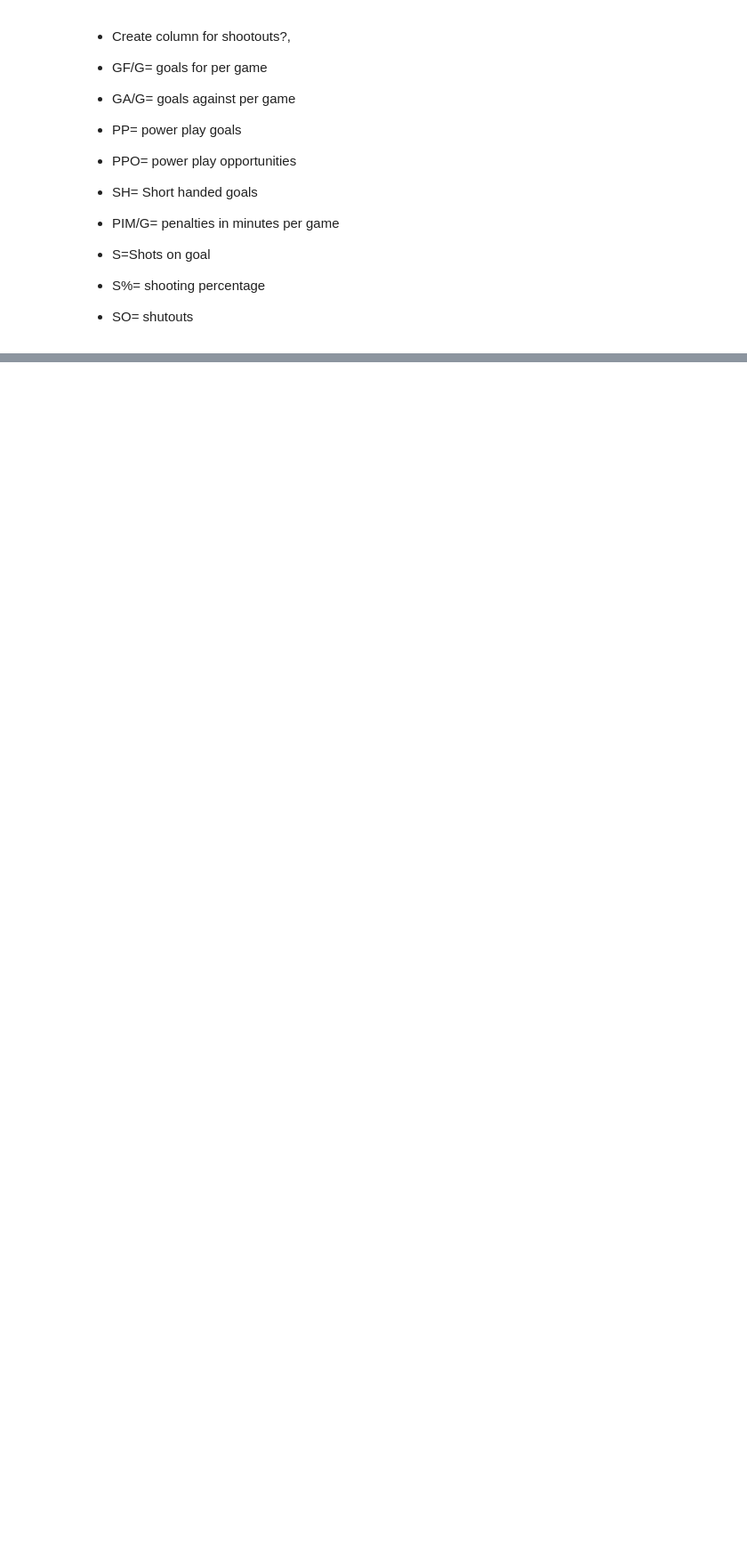
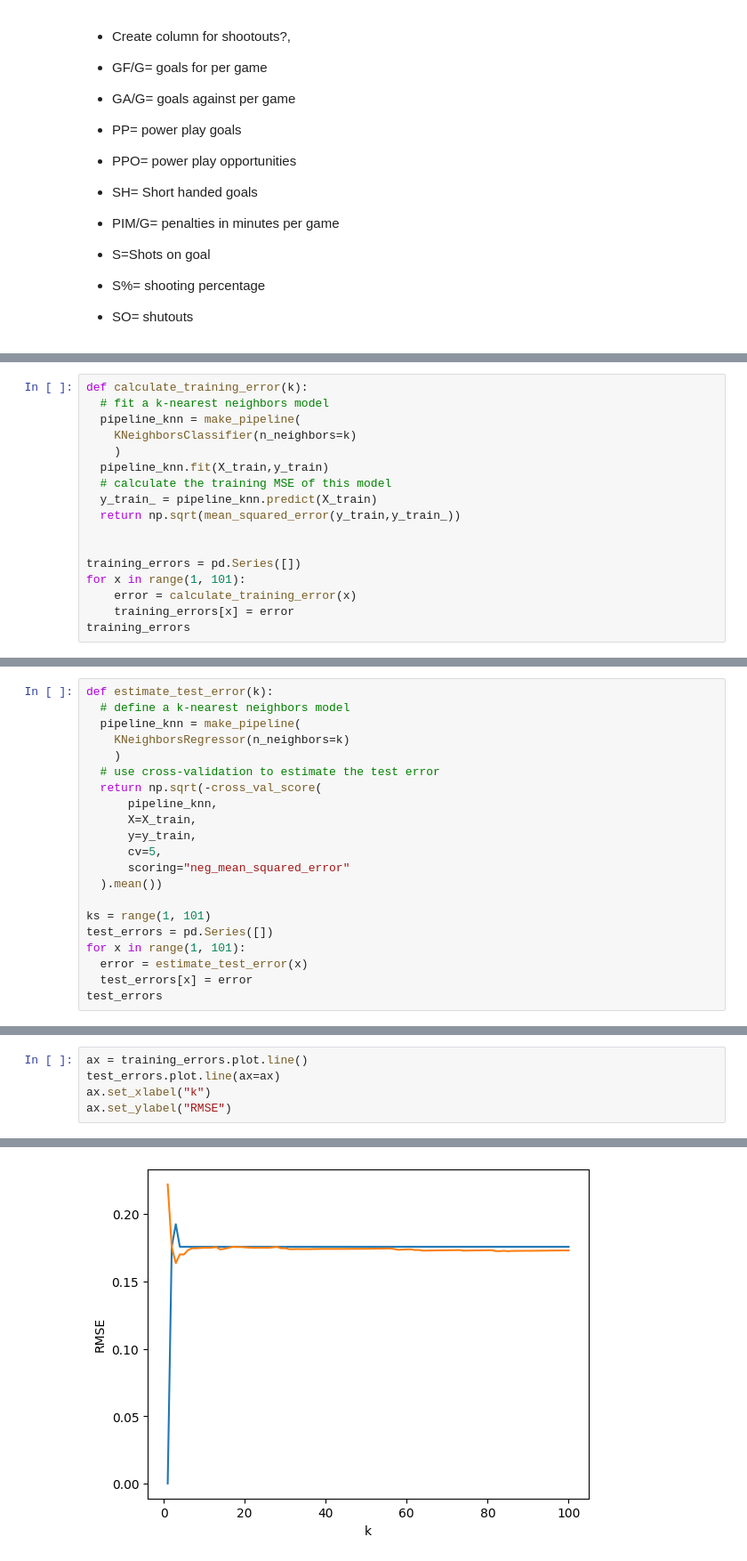
Before and after one commit to aswann2/219, a Jupyter notebook: Final_Project.ipynb, the cells around one changed output, grey strips where cells are left out. Shown at 89% size. Saved outputs shown, nothing was run; the diff lists cells and outputs as text; blank space fills up the shorter version.

```diff
--- a/Final_Project.ipynb
+++ b/Final_Project.ipynb
@@ -140,0 +166,17 @@ RMSE: 0.16254154264808662
+# %%
+def calculate_training_error(k):
+  # fit a k-nearest neighbors model
+  pipeline_knn = make_pipeline(
+    KNeighborsClassifier(n_neighbors=k)
+    )
+  pipeline_knn.fit(X_train,y_train)
+  # calculate the training MSE of this model
+  y_train_ = pipeline_knn.predict(X_train)
+  return np.sqrt(mean_squared_error(y_train,y_train_))
+
+
+training_errors = pd.Series([])
+for x in range(1, 101):
+    error = calculate_training_error(x)
+    training_errors[x] = error
+training_errors
@@ -140,0 +196,21 @@ RMSE: 0.16254154264808662
+# %%
+def estimate_test_error(k):
+  # define a k-nearest neighbors model
+  pipeline_knn = make_pipeline(
+    KNeighborsRegressor(n_neighbors=k)
+    )
+  # use cross-validation to estimate the test error
+  return np.sqrt(-cross_val_score(
+      pipeline_knn,
+      X=X_train,
+      y=y_train,
+      cv=5,
+      scoring="neg_mean_squared_error"
+  ).mean())
+
+ks = range(1, 101)
+test_errors = pd.Series([])
+for x in range(1, 101):
+  error = estimate_test_error(x)
+  test_errors[x] = error
+test_errors
@@ -140,0 +230,6 @@ RMSE: 0.16254154264808662
+# %%
+ax = training_errors.plot.line()
+test_errors.plot.line(ax=ax)
+ax.set_xlabel("k")
+ax.set_ylabel("RMSE")
+# %% [output]
@@ -140,0 +237 @@ RMSE: 0.16254154264808662
+[figure, added]
```
Also changed, not shown: parts of 25 cells of this notebook.
